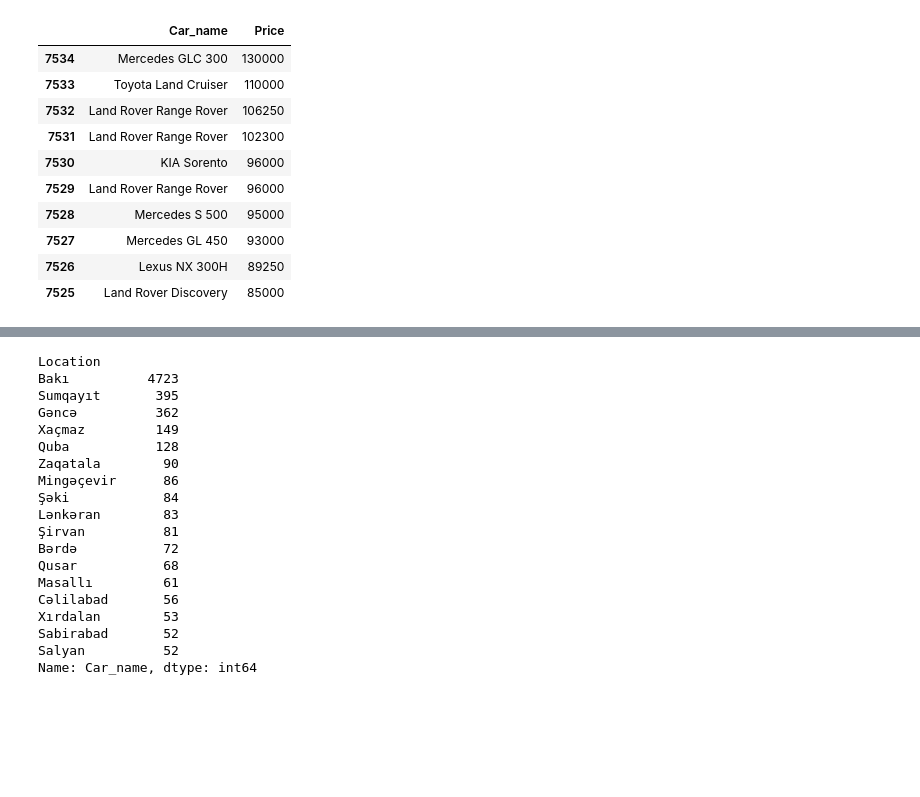
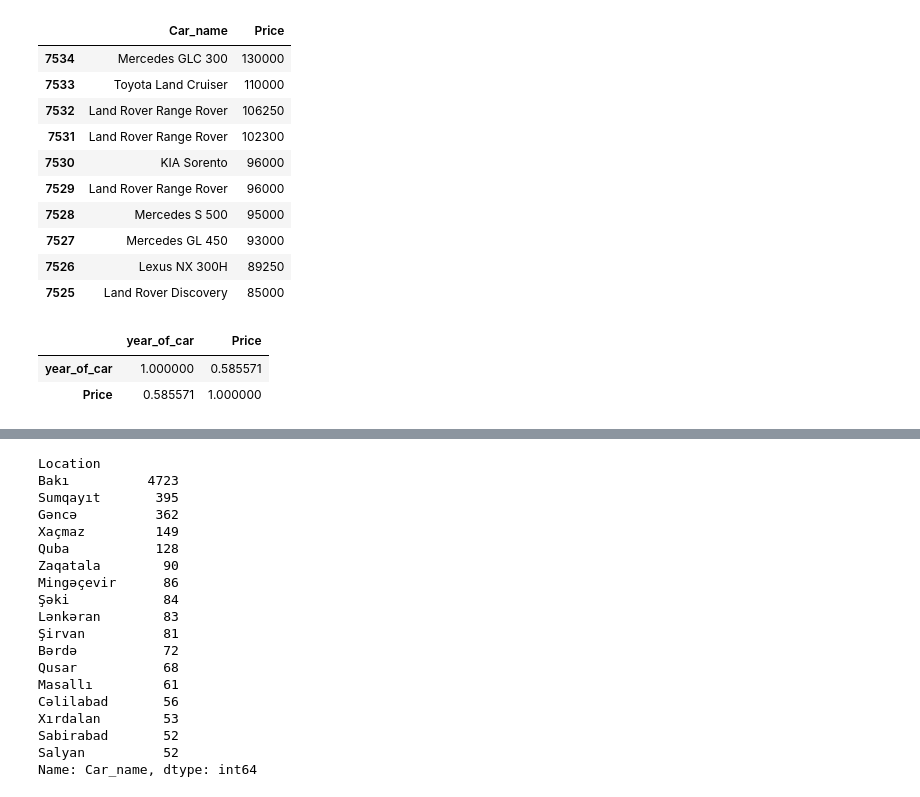
Before and after one commit to Vugar-git/tap.az_car_sales-analyze-with-pandas, a Jupyter notebook: practice.ipynb, the cells around one changed output, grey strips where cells are left out. Drawn from its saved outputs; the diff is of its cells as text; code cells hidden in the pictures; blank space fills up the shorter version.

```diff
--- a/practice.ipynb
+++ b/practice.ipynb
@@ -95,3 +96,11 @@ df[['Car_name','Price']].sort_values('Price',ascending = False).head(10)
 | 7527 | Mercedes GL 450 | 93000 |
 | 7526 | Lexus NX 300H | 89250 |
 | 7525 | Land Rover Discovery | 85000 |
+# %%
+# korelyasiya il və qiymət
+# iki dəyişən arasında korelyasiya positivdir amma qədər də güclü deyil -  0.58
+df[['year_of_car' , 'Price']].corr()
+# %% [output]
+|  | year_of_car | Price |
+| year_of_car | 1.000000 | 0.585571 |
+| Price | 0.585571 | 1.000000 |
```
Also changed, not shown: parts of 2 cells of this notebook.
